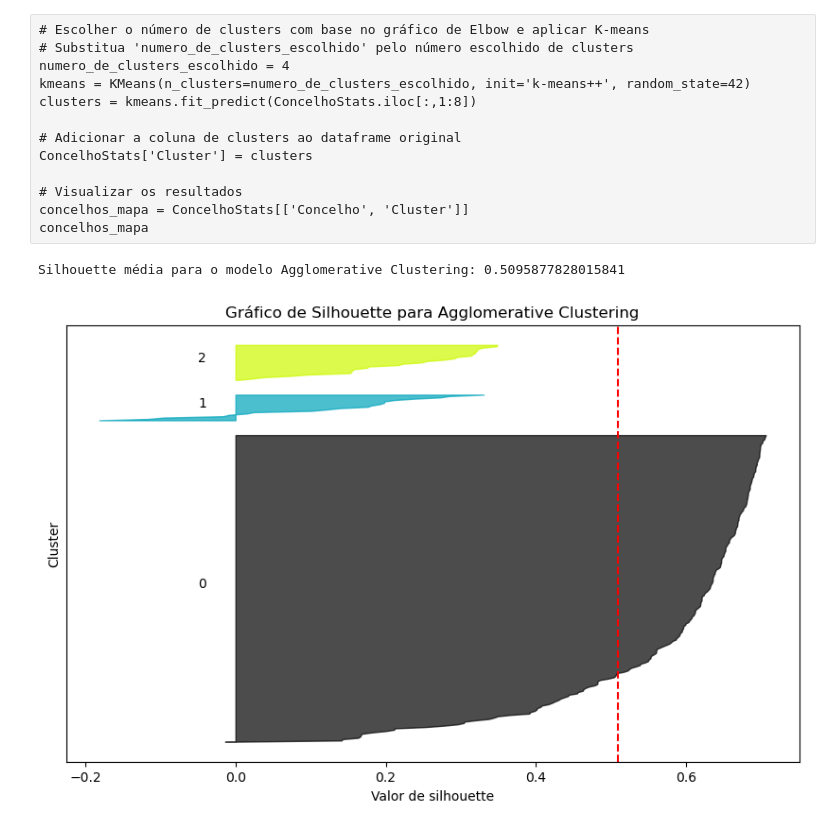
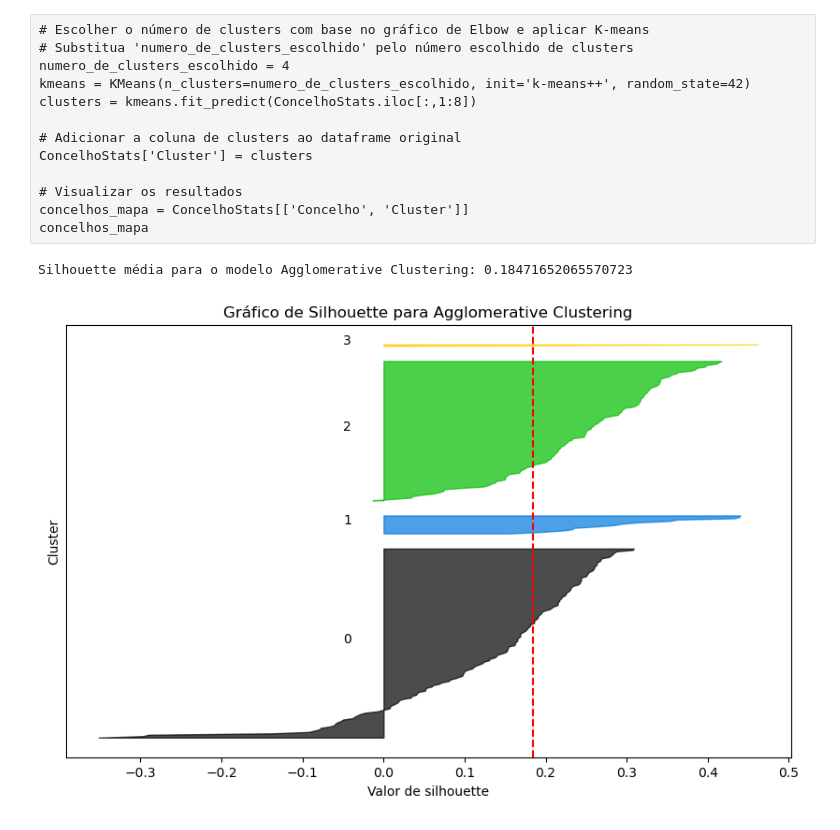
Before and after one commit to Vullkano/pfacd, a Jupyter notebook: rascunhos/freitas/5.0. ConcelhosClusters.ipynb, the cells around one changed output. Saved outputs shown, nothing was run; the diff lists cells and outputs as text; code cells hidden in the pictures.

```diff
--- a/rascunhos/freitas/5.0. ConcelhosClusters.ipynb
+++ b/rascunhos/freitas/5.0. ConcelhosClusters.ipynb
@@ -73,12 +90,12 @@ Index(['Código do Relatório', 'Concelho', 'Data do incidente',
 # %%
 # Selecionar as colunas desejadas
-ColunasConcelhoInteresse = ["Concelho", "Densidade Populacional", "População Residente",
-                    "Setor Primário", "Setor Secundário", "Setor Terciário",
-                    "Indice de Envelhecimento", "Rural"]
+ColunasConcelhoInteresse = ['concelho', 'densidade_populacional', 'perc_prim', 'perc_sec', 'perc_terc', 'indice_de_envelhecimento',
+                            'rural', 'total_concelho_zonas', 'count_zonaa', 'count_zonab', 'count_zonac',
+                            'n_subestacoes_concelho', 'MaxHeight', 'MinHeight']
 
 df_selected = QuebrasFinal[ColunasConcelhoInteresse]
 
 # Agrupar pelo concelho e calcular a média das outras métricas
-ConcelhoStats = df_selected.groupby('Concelho').mean().reset_index()
+ConcelhoStats = df_selected.groupby('concelho').mean().reset_index()
 ConcelhoStats
 # %% [output]
@@ -106,14 +123,14 @@ if _ == True:
     scaler = MinMaxScaler()
 
     # Normalizar as colunas numéricas
-    ConcelhoStats.iloc[:,1:8] = scaler.fit_transform(ConcelhoStats.iloc[:,1:8])
+    ConcelhoStats.iloc[:,1:len(ColunasConcelhoInteresse)] = scaler.fit_transform(ConcelhoStats.iloc[:,1:len(ColunasConcelhoInteresse)])
 
 else:
     # Criar o objeto do estandardizador
     scaler = StandardScaler()
 
     # Estandardizar as colunas numéricas
-    ConcelhoStats.iloc[:,1:8] = scaler.fit_transform(ConcelhoStats.iloc[:,1:8])
+    ConcelhoStats.iloc[:,1:len(ColunasConcelhoInteresse)] = scaler.fit_transform(ConcelhoStats.iloc[:,1:len(ColunasConcelhoInteresse)])
 
 # Resultado final
 ConcelhoStats
@@ -140,7 +157,7 @@ ConcelhoStats
 wcss = []
 for i in range(1, 11):
     kmeans = KMeans(n_clusters=i, init='k-means++', random_state=42)
-    kmeans.fit(ConcelhoStats.iloc[:,1:8])
+    kmeans.fit(ConcelhoStats.iloc[:,1:len(ColunasConcelhoInteresse)])
     wcss.append(kmeans.inertia_)
 
 # Plotar o gráfico de Elbow
@@ -203,11 +220,11 @@ concelhos_mapa = ConcelhoStats[['Concelho', 'Cluster']]
 concelhos_mapa
 # %%
 # Inicialize o modelo Agglomerative Clustering com o número desejado de clusters
-n_clusters = 3  # Defina o número de clusters desejado
+n_clusters = 4  # Defina o número de clusters desejado
 agg_clustering = AgglomerativeClustering(n_clusters=n_clusters)
 
 # Ajuste o modelo aos dados
-agg_clustering.fit(ConcelhoStats.iloc[:,1:8])
+agg_clustering.fit(ConcelhoStats.iloc[:,1:len(ColunasConcelhoInteresse)])
 
 # Obtenha as etiquetas de cluster para cada amostra
 cluster_labels = agg_clustering.labels_
@@ -220,41 +237,41 @@ if 'Cluster_Agglomerative' in QuebrasFinal.columns:
 ConcelhoStats['Cluster_Agglomerative'] = cluster_labels
 # %%
 # Calcule a silhouette média para o modelo
-silhouette_avg = silhouette_score(ConcelhoStats.iloc[:,1:8], cluster_labels)
+silhouette_avg = silhouette_score(ConcelhoStats.iloc[:,1:len(ColunasConcelhoInteresse)], cluster_labels)
 print("Silhouette média para o modelo Agglomerative Clustering:", silhouette_avg)
 
 # Calcule a silhouette para cada amostra
-sample_silhouette_values = silhouette_samples(ConcelhoStats.iloc[:,1:8], cluster_labels)
+sample_silhouette_values = silhouette_samples(ConcelhoStats.iloc[:,1:len(ColunasConcelhoInteresse)], cluster_labels)
 
 # Crie um gráfico de barras para mostrar a silhouette para cada amostra
 plt.figure(figsize=(10, 6))
 y_lower = 10
 for i in range(n_clusters):
     # Agregue a silhouette para amostras pertencentes ao cluster i
     ith_cluster_silhouette_values = sample_silhouette_values[cluster_labels == i]
     ith_cluster_silhouette_values.sort()
     size_cluster_i = ith_cluster_silhouette_values.shape[0]
     y_upper = y_lower + size_cluster_i
 
     color = plt.cm.nipy_spectral(float(i) / n_clusters)
     plt.fill_betweenx(np.arange(y_lower, y_upper),
                       0, ith_cluster_silhouette_values,
                       facecolor=color, edgecolor=color, alpha=0.7)
 
     # Etiqueta do cluster no meio
     plt.text(-0.05, y_lower + 0.5 * size_cluster_i, str(i))
 
     # Calcule o próximo y_lower para o próximo gráfico
     y_lower = y_upper + 10
 
 plt.title("Gráfico de Silhouette para Agglomerative Clustering")
 plt.xlabel("Valor de silhouette")
 plt.ylabel("Cluster")
 plt.axvline(x=silhouette_avg, color="red", linestyle="--")  # Linha para indicar a silhouette média
 plt.yticks([])  # Limpe os yticks
 plt.show()
 # %% [output]
-Silhouette média para o modelo Agglomerative Clustering: 0.5095877828015841
+Silhouette média para o modelo Agglomerative Clustering: 0.18471652065570723
-[figure, old version]
+[figure, new version]
 # %%
 # Agrupar os dados por cluster e calcular as médias
```
Also changed, not shown: parts of 22 cells of this notebook, 8 other files.
